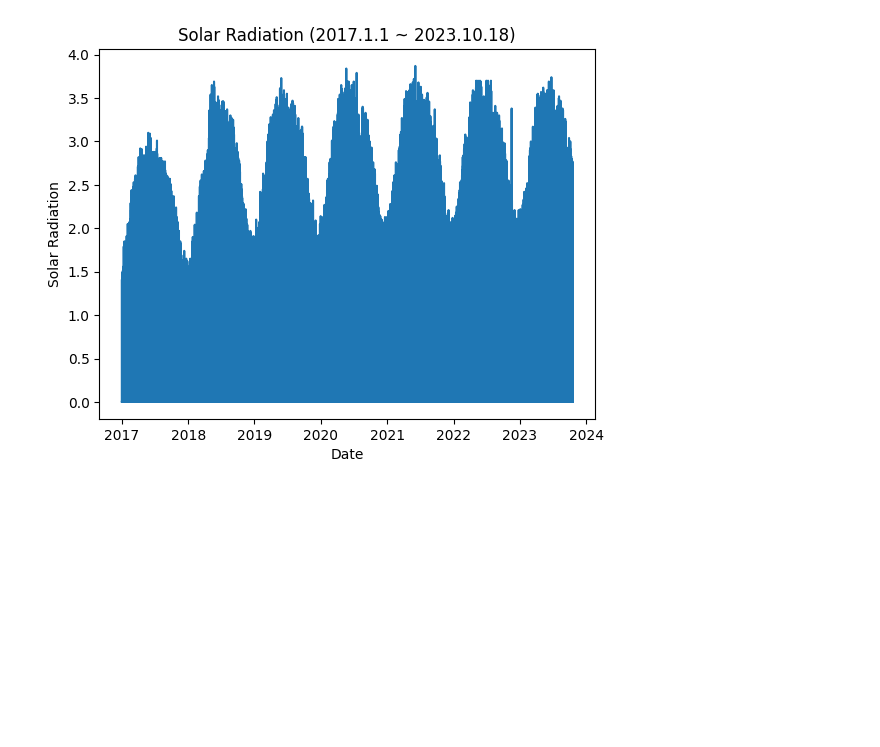
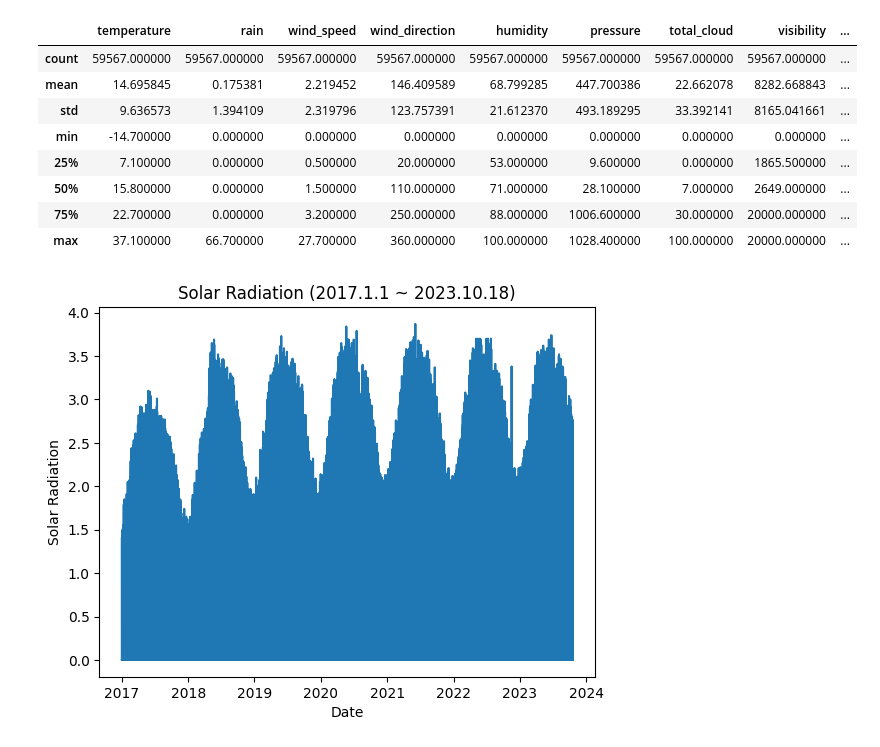
Before and after one commit to dongMLLab/lstm_solar_radiation_prediction, a Jupyter notebook: 2.eda.ipynb, the cells around one changed output. Cells and saved outputs as stored; diff of their text form; code cells hidden in the pictures; blank space fills up the shorter version.

```diff
--- a/2.eda.ipynb
+++ b/2.eda.ipynb
@@ -32,3 +33,15 @@ combined
+# %%
+combined[["temperature",	"rain",	"wind_speed",	"wind_direction",	"humidity",	"pressure",	"total_cloud",	"visibility",	"solar_radiation"]].describe()
+# %% [output]
+|  | temperature | rain | wind_speed | wind_direction | humidity | pressure | total_cloud | visibility | ... |
+| count | 59567.000000 | 59567.000000 | 59567.000000 | 59567.000000 | 59567.000000 | 59567.000000 | 59567.000000 | 59567.000000 | ... |
+| mean | 14.695845 | 0.175381 | 2.219452 | 146.409589 | 68.799285 | 447.700386 | 22.662078 | 8282.668843 | ... |
+| std | 9.636573 | 1.394109 | 2.319796 | 123.757391 | 21.612370 | 493.189295 | 33.392141 | 8165.041661 | ... |
+| min | -14.700000 | 0.000000 | 0.000000 | 0.000000 | 0.000000 | 0.000000 | 0.000000 | 0.000000 | ... |
+| 25% | 7.100000 | 0.000000 | 0.500000 | 20.000000 | 53.000000 | 9.600000 | 0.000000 | 1865.500000 | ... |
+| 50% | 15.800000 | 0.000000 | 1.500000 | 110.000000 | 71.000000 | 28.100000 | 7.000000 | 2649.000000 | ... |
+| 75% | 22.700000 | 0.000000 | 3.200000 | 250.000000 | 88.000000 | 1006.600000 | 30.000000 | 20000.000000 | ... |
+| max | 37.100000 | 66.700000 | 27.700000 | 360.000000 | 100.000000 | 1028.400000 | 100.000000 | 20000.000000 | ... |
 # %%
 plt.title("Solar Radiation (2017.1.1 ~ 2023.10.18)")
 
```
Also changed, not shown: parts of 2 cells of this notebook.
